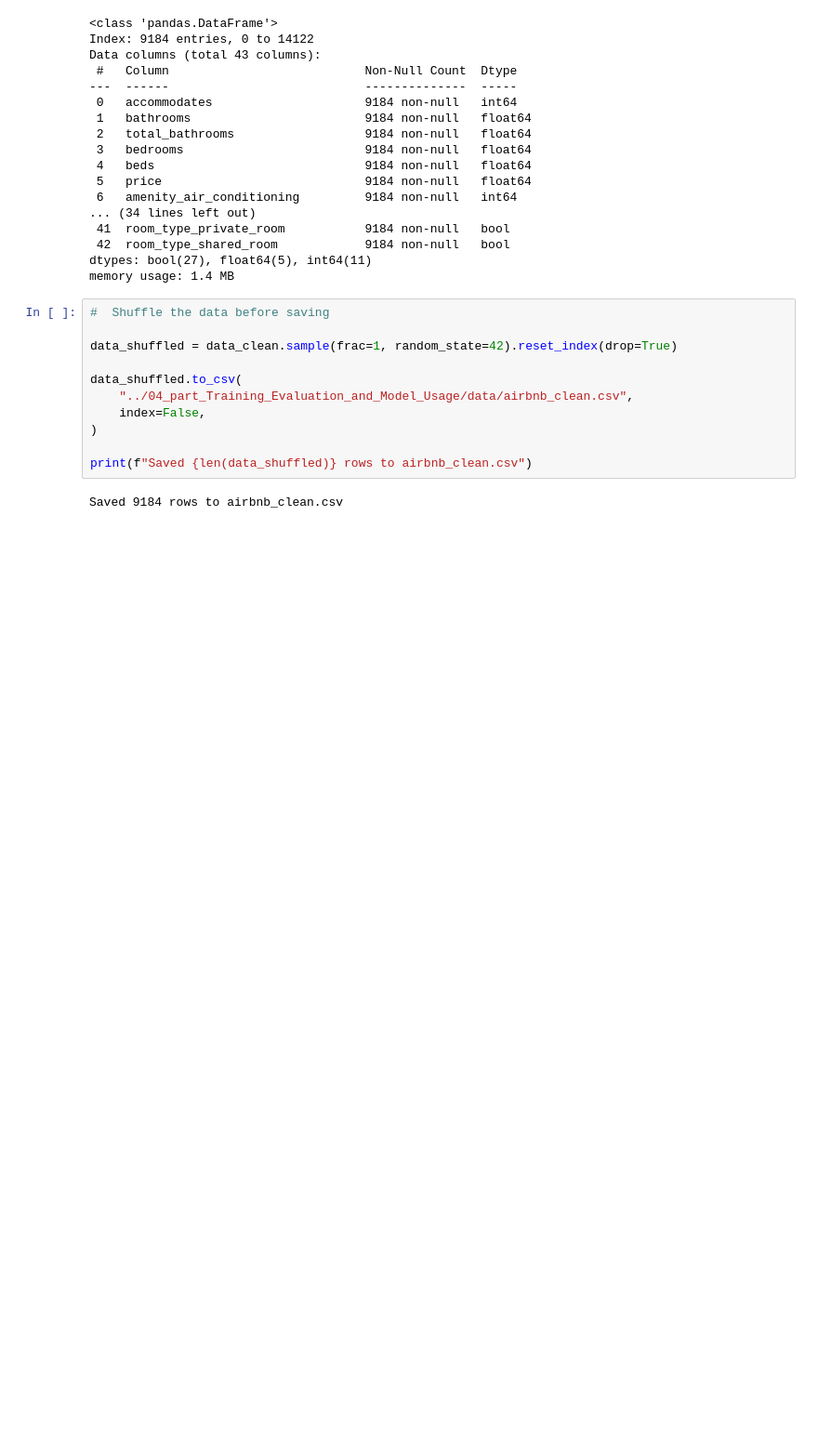
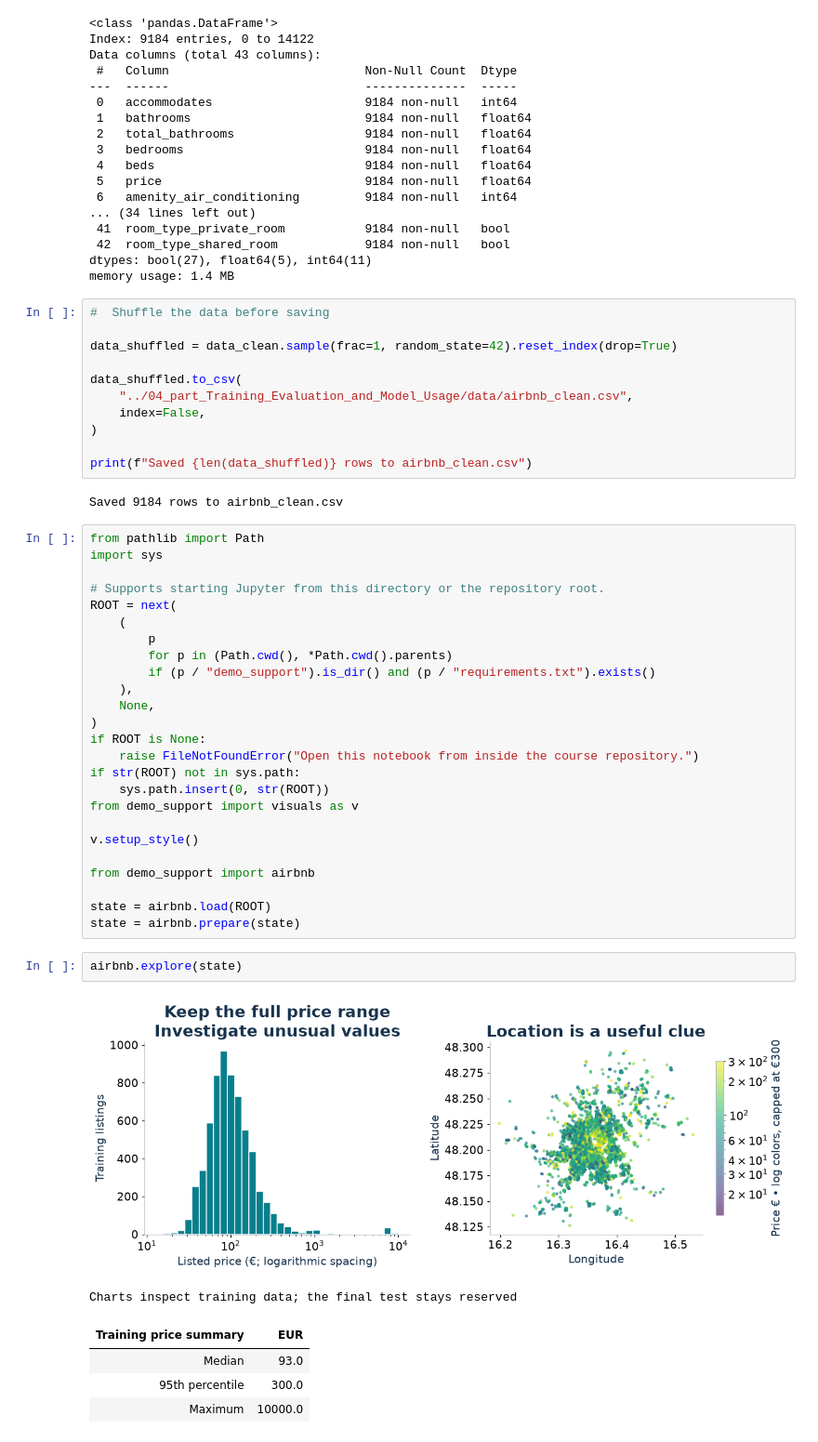
Before and after one commit to ltfe-ict-academy/practical-introduction-to-machine-learning, a Jupyter notebook: 03_part_Data_Cleaning_and_Feature_Engineering/03_part_Data_Cleaning_and_Feature_Engineering.ipynb, the cells around one changed output. Shown at 93% size. Drawn from its saved outputs; the diff is of its cells as text; blank space fills up the shorter version.

```diff
--- a/03_part_Data_Cleaning_and_Feature_Engineering/03_part_Data_Cleaning_and_Feature_Engineering.ipynb
+++ b/03_part_Data_Cleaning_and_Feature_Engineering/03_part_Data_Cleaning_and_Feature_Engineering.ipynb
@@ -473,3 +473,37 @@ data_shuffled.to_csv(
 print(f"Saved {len(data_shuffled)} rows to airbnb_clean.csv")
 # %% [output]
 Saved 9184 rows to airbnb_clean.csv
+# %%
+from pathlib import Path
+import sys
+
+# Supports starting Jupyter from this directory or the repository root.
+ROOT = next(
+    (
+        p
+        for p in (Path.cwd(), *Path.cwd().parents)
+        if (p / "demo_support").is_dir() and (p / "requirements.txt").exists()
+    ),
+    None,
+)
+if ROOT is None:
+    raise FileNotFoundError("Open this notebook from inside the course repository.")
+if str(ROOT) not in sys.path:
+    sys.path.insert(0, str(ROOT))
+from demo_support import visuals as v
+
+v.setup_style()
+
+from demo_support import airbnb
+
+state = airbnb.load(ROOT)
+state = airbnb.prepare(state)
+# %%
+airbnb.explore(state)
+# %% [output]
+[figure, added]
+Charts inspect training data; the final test stays reserved
+| Training price summary | EUR |
+| Median | 93.0 |
+| 95th percentile | 300.0 |
+| Maximum | 10000.0 |
```
Also changed, not shown: parts of 4 cells of this notebook, 1 other file.
